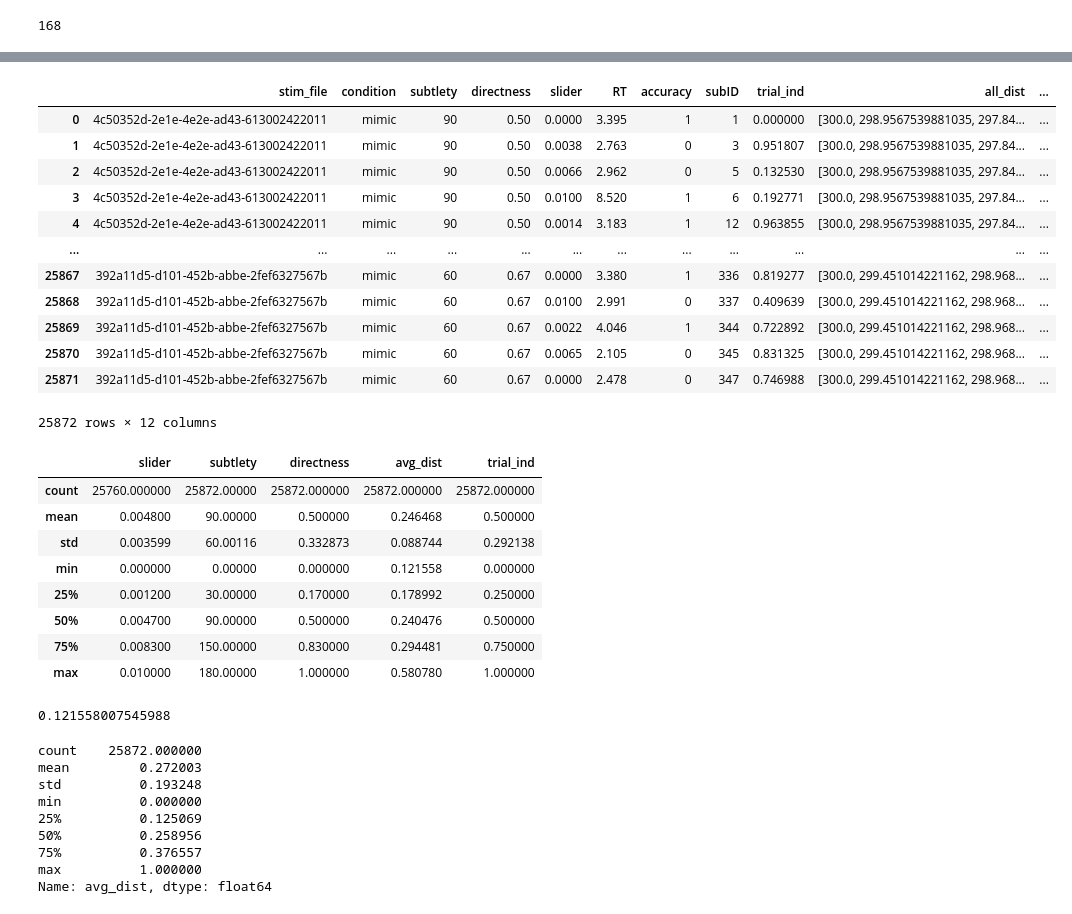
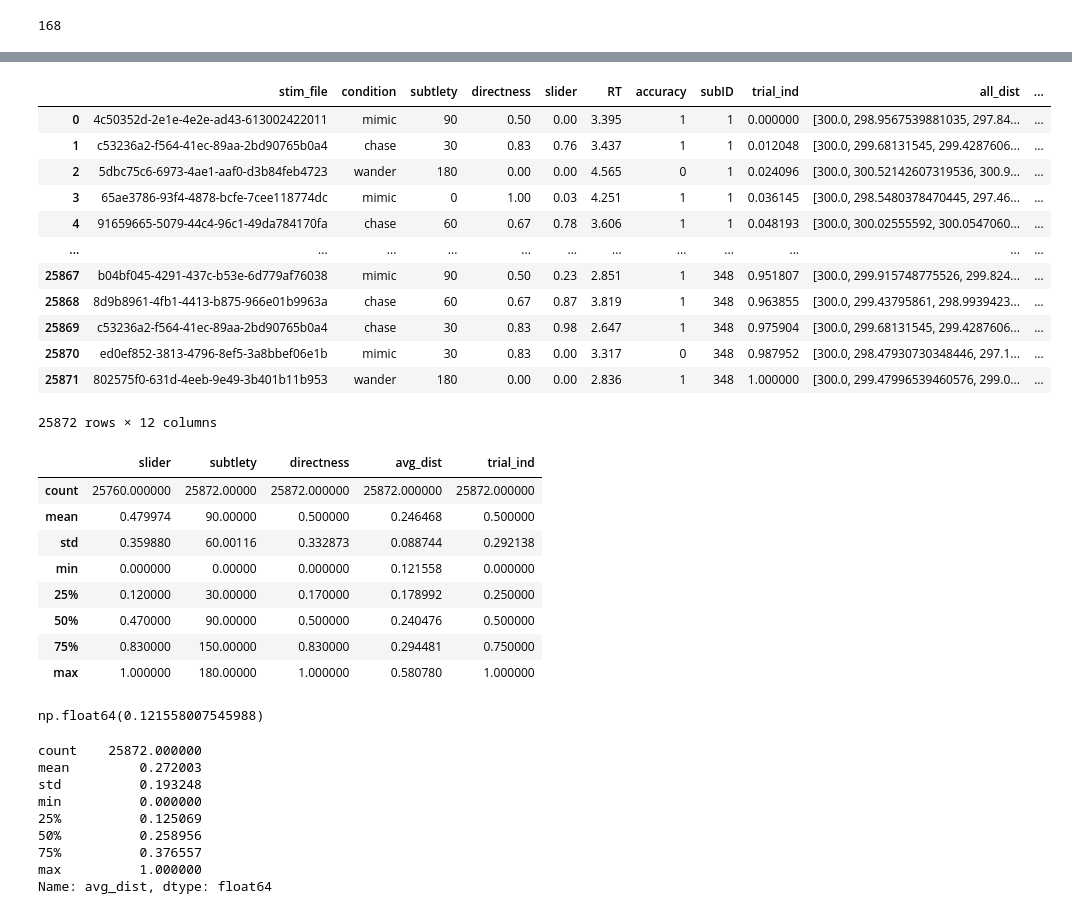
Before and after one commit to thefinnlab/psyanim_behav_paper1, a Jupyter notebook: scripts_data_for_beh_paper/code/Fig_3_S3_S7_group_level_plots/Fig_S3b_detection_control_grouplevel.ipynb, the cells around one changed output, grey strips where cells are left out. Drawn from its saved outputs; the diff is of its cells as text; code cells hidden in the pictures.

```diff
--- a/scripts_data_for_beh_paper/code/Fig_3_S3_S7_group_level_plots/Fig_S3b_detection_control_grouplevel.ipynb
+++ b/scripts_data_for_beh_paper/code/Fig_3_S3_S7_group_level_plots/Fig_S3b_detection_control_grouplevel.ipynb
@@ -161,38 +205,39 @@ max_dist
 # %%
-df_merged['slider'] /= 100
+if df_merged['slider'].max() > 1:
+    df_merged['slider'] /= 100
 df_merged['avg_dist'] /= max_dist
 df_merged['trial_ind'] /= 83
 df_merged
 # %% [output]
 |  | stim_file | condition | subtlety | directness | slider | RT | accuracy | subID | trial_ind | all_dist | ... |
-| 0 | 4c50352d-2e1e-4e2e-ad43-613002422011 | mimic | 90 | 0.50 | 0.0000 | 3.395 | 1 | 1 | 0.000000 | [300.0, 298.9567539881035, 297.84... | ... |
-| 1 | 4c50352d-2e1e-4e2e-ad43-613002422011 | mimic | 90 | 0.50 | 0.0038 | 2.763 | 0 | 3 | 0.951807 | [300.0, 298.9567539881035, 297.84... | ... |
-| 2 | 4c50352d-2e1e-4e2e-ad43-613002422011 | mimic | 90 | 0.50 | 0.0066 | 2.962 | 0 | 5 | 0.132530 | [300.0, 298.9567539881035, 297.84... | ... |
-| 3 | 4c50352d-2e1e-4e2e-ad43-613002422011 | mimic | 90 | 0.50 | 0.0100 | 8.520 | 1 | 6 | 0.192771 | [300.0, 298.9567539881035, 297.84... | ... |
-| 4 | 4c50352d-2e1e-4e2e-ad43-613002422011 | mimic | 90 | 0.50 | 0.0014 | 3.183 | 1 | 12 | 0.963855 | [300.0, 298.9567539881035, 297.84... | ... |
+| 0 | 4c50352d-2e1e-4e2e-ad43-613002422011 | mimic | 90 | 0.50 | 0.00 | 3.395 | 1 | 1 | 0.000000 | [300.0, 298.9567539881035, 297.84... | ... |
+| 1 | c53236a2-f564-41ec-89aa-2bd90765b0a4 | chase | 30 | 0.83 | 0.76 | 3.437 | 1 | 1 | 0.012048 | [300.0, 299.68131545, 299.4287606... | ... |
+| 2 | 5dbc75c6-6973-4ae1-aaf0-d3b84feb4723 | wander | 180 | 0.00 | 0.00 | 4.565 | 0 | 1 | 0.024096 | [300.0, 300.52142607319536, 300.9... | ... |
+| 3 | 65ae3786-93f4-4878-bcfe-7cee118774dc | mimic | 0 | 1.00 | 0.03 | 4.251 | 1 | 1 | 0.036145 | [300.0, 298.5480378470445, 297.46... | ... |
+| 4 | 91659665-5079-44c4-96c1-49da784170fa | chase | 60 | 0.67 | 0.78 | 3.606 | 1 | 1 | 0.048193 | [300.0, 300.02555592, 300.0547060... | ... |
 | ... | ... | ... | ... | ... | ... | ... | ... | ... | ... | ... | ... |
-| 25867 | 392a11d5-d101-452b-abbe-2fef6327567b | mimic | 60 | 0.67 | 0.0000 | 3.380 | 1 | 336 | 0.819277 | [300.0, 299.451014221162, 298.968... | ... |
-| 25868 | 392a11d5-d101-452b-abbe-2fef6327567b | mimic | 60 | 0.67 | 0.0100 | 2.991 | 0 | 337 | 0.409639 | [300.0, 299.451014221162, 298.968... | ... |
-| 25869 | 392a11d5-d101-452b-abbe-2fef6327567b | mimic | 60 | 0.67 | 0.0022 | 4.046 | 1 | 344 | 0.722892 | [300.0, 299.451014221162, 298.968... | ... |
-| 25870 | 392a11d5-d101-452b-abbe-2fef6327567b | mimic | 60 | 0.67 | 0.0065 | 2.105 | 0 | 345 | 0.831325 | [300.0, 299.451014221162, 298.968... | ... |
-| 25871 | 392a11d5-d101-452b-abbe-2fef6327567b | mimic | 60 | 0.67 | 0.0000 | 2.478 | 0 | 347 | 0.746988 | [300.0, 299.451014221162, 298.968... | ... |
+| 25867 | b04bf045-4291-437c-b53e-6d779af76038 | mimic | 90 | 0.50 | 0.23 | 2.851 | 1 | 348 | 0.951807 | [300.0, 299.915748775526, 299.824... | ... |
+| 25868 | 8d9b8961-4fb1-4413-b875-966e01b9963a | chase | 60 | 0.67 | 0.87 | 3.819 | 1 | 348 | 0.963855 | [300.0, 299.43795861, 298.9939423... | ... |
+| 25869 | c53236a2-f564-41ec-89aa-2bd90765b0a4 | chase | 30 | 0.83 | 0.98 | 2.647 | 1 | 348 | 0.975904 | [300.0, 299.68131545, 299.4287606... | ... |
+| 25870 | ed0ef852-3813-4796-8ef5-3a8bbef06e1b | mimic | 30 | 0.83 | 0.00 | 3.317 | 0 | 348 | 0.987952 | [300.0, 298.47930730348446, 297.1... | ... |
+| 25871 | 802575f0-631d-4eeb-9e49-3b401b11b953 | wander | 180 | 0.00 | 0.00 | 2.836 | 1 | 348 | 1.000000 | [300.0, 299.47996539460576, 299.0... | ... |
 25872 rows × 12 columns
 # %%
 df_merged[['slider','subtlety', 'directness', 'avg_dist','trial_ind']].describe()
 # %% [output]
 |  | slider | subtlety | directness | avg_dist | trial_ind |
 | count | 25760.000000 | 25872.00000 | 25872.000000 | 25872.000000 | 25872.000000 |
-| mean | 0.004800 | 90.00000 | 0.500000 | 0.246468 | 0.500000 |
-| std | 0.003599 | 60.00116 | 0.332873 | 0.088744 | 0.292138 |
+| mean | 0.479974 | 90.00000 | 0.500000 | 0.246468 | 0.500000 |
+| std | 0.359880 | 60.00116 | 0.332873 | 0.088744 | 0.292138 |
 | min | 0.000000 | 0.00000 | 0.000000 | 0.121558 | 0.000000 |
-| 25% | 0.001200 | 30.00000 | 0.170000 | 0.178992 | 0.250000 |
-| 50% | 0.004700 | 90.00000 | 0.500000 | 0.240476 | 0.500000 |
-| 75% | 0.008300 | 150.00000 | 0.830000 | 0.294481 | 0.750000 |
-| max | 0.010000 | 180.00000 | 1.000000 | 0.580780 | 1.000000 |
+| 25% | 0.120000 | 30.00000 | 0.170000 | 0.178992 | 0.250000 |
+| 50% | 0.470000 | 90.00000 | 0.500000 | 0.240476 | 0.500000 |
+| 75% | 0.830000 | 150.00000 | 0.830000 | 0.294481 | 0.750000 |
+| max | 1.000000 | 180.00000 | 1.000000 | 0.580780 | 1.000000 |
 # %%
 df_merged['avg_dist'].min()
 # %% [output]
-0.121558007545988
+np.float64(0.121558007545988)
 # %%
 df_merged['avg_dist'] -=  df_merged['avg_dist'].min()
 df_merged['avg_dist'] /= df_merged['avg_dist'].max()
```
Also changed, not shown: parts of 15 cells of this notebook, 28 other files.
